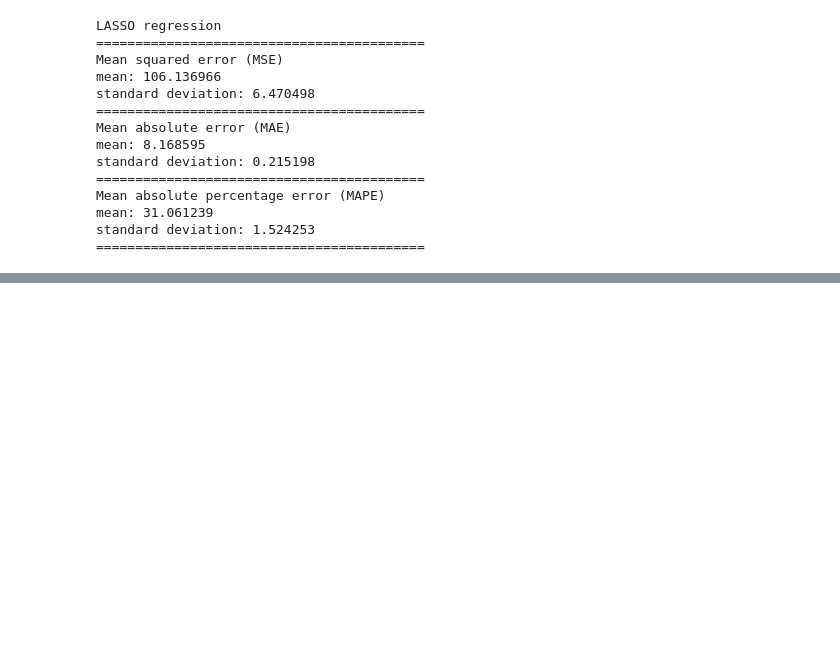
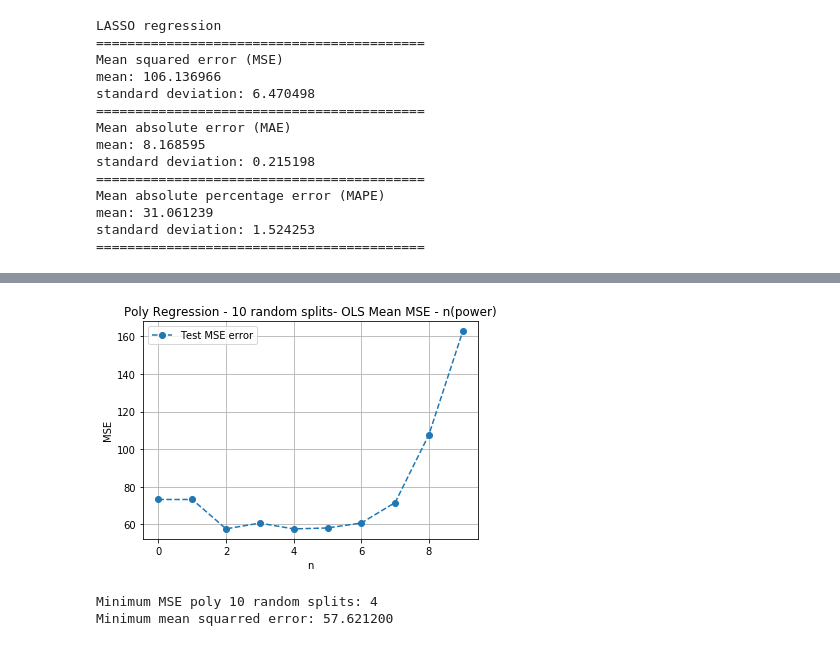
Before and after one commit to GiorgosTsal/Artificial-Learning-Part1, a Jupyter notebook: Machine-Learning-Regression/concrete.ipynb, the cells around one changed output, grey strips where cells are left out. Saved outputs shown, nothing was run; the diff lists cells and outputs as text; code cells hidden in the pictures; blank space fills up the shorter version.

```diff
--- a/Machine-Learning-Regression/concrete.ipynb
+++ b/Machine-Learning-Regression/concrete.ipynb
@@ -518,0 +584,16 @@ def test_poly_regression(X_train, y_train, X_test, y_test, n=2):
+# %%
+#plot mae for each power and find minimum index
+plt.plot(range(0,10),mse_mean, 'o',linestyle='--')
+plt.title("Poly Regression - 10 random splits- OLS Mean MSE - n(power)")
+plt.xlabel("n")
+plt.ylabel("MSE")
+plt.legend(["Test MSE error"," Train MSE error"])
+plt.grid()
+plt.show()
+idx_min=np.argmin(mse_mean)
+print("Minimum MSE poly 10 random splits: %d" % (idx_min))
+print("Minimum mean squarred error: %f" %min(mse_mean))
+# %% [output]
+[figure, added]
+Minimum MSE poly 10 random splits: 4
+Minimum mean squarred error: 57.621200
```
Also changed, not shown: parts of 12 cells of this notebook, 1 other file.
